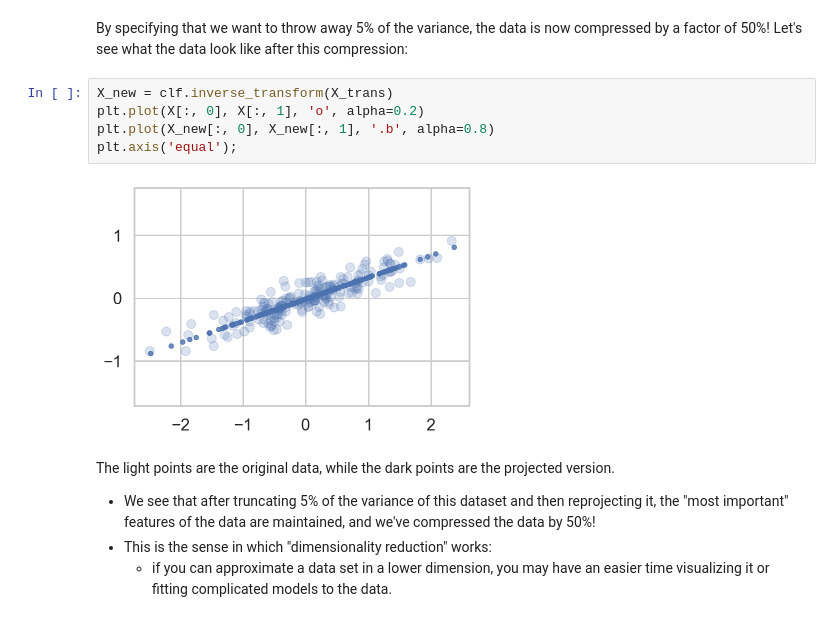
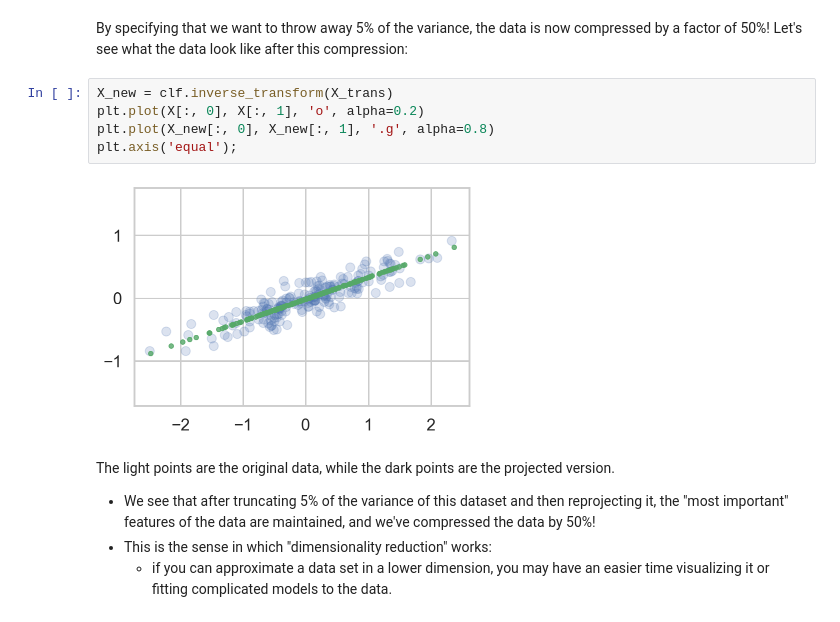
Before and after one commit to Inria-Chile/ml-with-sklearn, a Jupyter notebook: 06. Unsupervised learning and clustering.ipynb, the cells around one changed output. Saved outputs shown, nothing was run; the diff lists cells and outputs as text.

```diff
--- a/06. Unsupervised learning and clustering.ipynb
+++ b/06. Unsupervised learning and clustering.ipynb
@@ -213,10 +213,10 @@ By specifying that we want to throw away 5% of the variance, the data is now com
 # %%
 X_new = clf.inverse_transform(X_trans)
 plt.plot(X[:, 0], X[:, 1], 'o', alpha=0.2)
-plt.plot(X_new[:, 0], X_new[:, 1], '.b', alpha=0.8)
+plt.plot(X_new[:, 0], X_new[:, 1], '.g', alpha=0.8)
 plt.axis('equal');
 # %% [output]
-[figure, old version]
+[figure, new version]
 # %% [markdown]
 The light points are the original data, while the dark points are the projected version.
 * We see that after truncating 5% of the variance of this dataset and then reprojecting it, the "most important" features of the data are maintained, and we've compressed the data by 50%!
```
Also changed, not shown: parts of 6 cells of this notebook, 4 other files.
